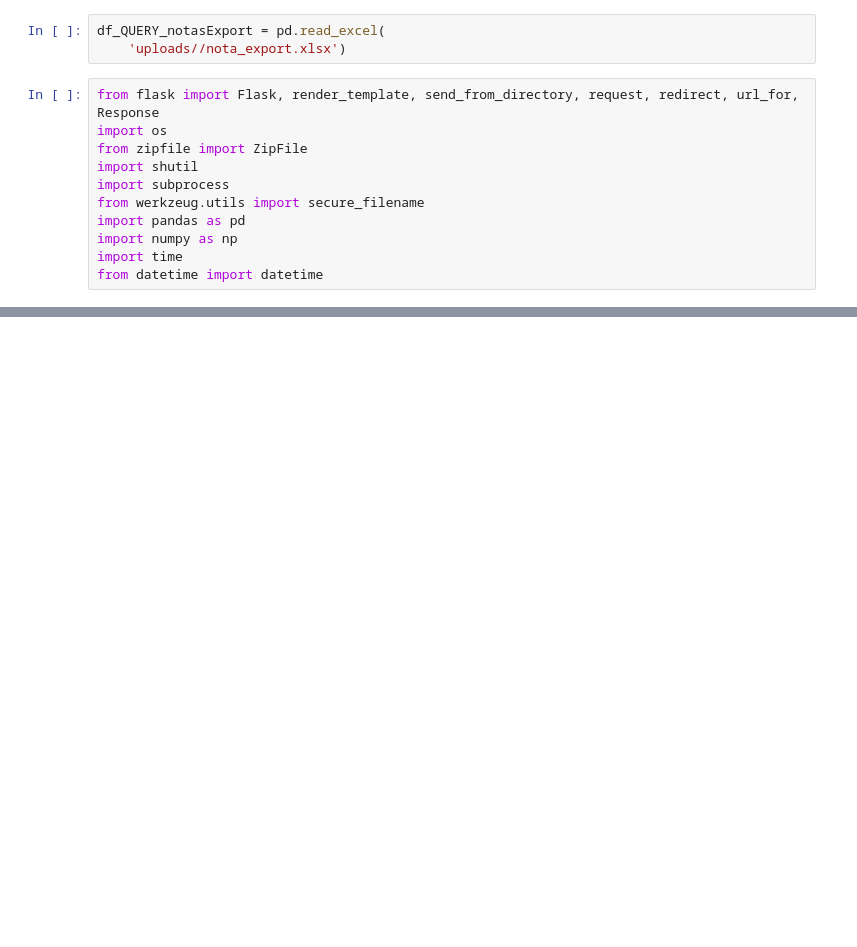
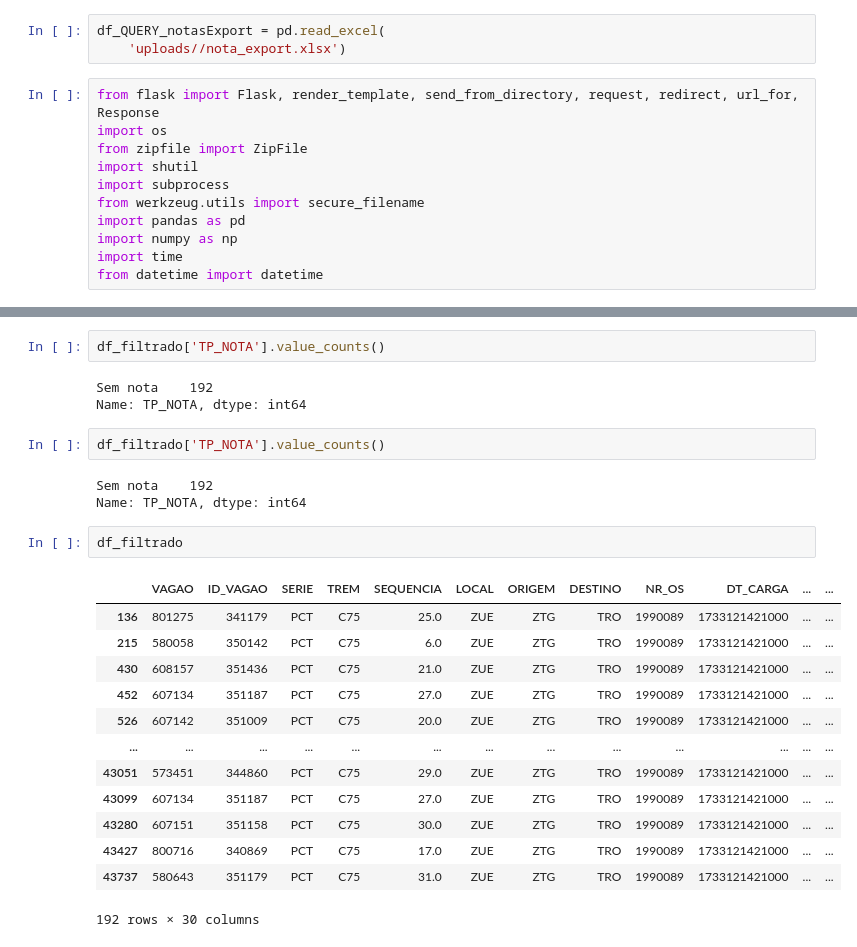
Before and after one commit to leoborin/PanelPCM, a Jupyter notebook: testes.ipynb, the cells around one changed output, grey strips where cells are left out. Cells and saved outputs as stored; diff of their text form; blank space fills up the shorter version.

```diff
--- a/testes.ipynb
+++ b/testes.ipynb
@@ -215,0 +290,26 @@ df_QUERY_TELA_164_FOTO
+# %%
+df_filtrado['TP_NOTA'].value_counts()
+# %% [output]
+Sem nota    192
+Name: TP_NOTA, dtype: int64
+# %%
+df_filtrado['TP_NOTA'].value_counts()
+# %% [output]
+Sem nota    192
+Name: TP_NOTA, dtype: int64
+# %%
+df_filtrado
+# %% [output]
+|  | VAGAO | ID_VAGAO | SERIE | TREM | SEQUENCIA | LOCAL | ORIGEM | DESTINO | NR_OS | DT_CARGA | ... | ... |
+| 136 | 801275 | 341179 | PCT | C75 | 25.0 | ZUE | ZTG | TRO | 1990089 | 1733121421000 | ... | ... |
+| 215 | 580058 | 350142 | PCT | C75 | 6.0 | ZUE | ZTG | TRO | 1990089 | 1733121421000 | ... | ... |
+| 430 | 608157 | 351436 | PCT | C75 | 21.0 | ZUE | ZTG | TRO | 1990089 | 1733121421000 | ... | ... |
+| 452 | 607134 | 351187 | PCT | C75 | 27.0 | ZUE | ZTG | TRO | 1990089 | 1733121421000 | ... | ... |
+| 526 | 607142 | 351009 | PCT | C75 | 20.0 | ZUE | ZTG | TRO | 1990089 | 1733121421000 | ... | ... |
+| ... | ... | ... | ... | ... | ... | ... | ... | ... | ... | ... | ... | ... |
+| 43051 | 573451 | 344860 | PCT | C75 | 29.0 | ZUE | ZTG | TRO | 1990089 | 1733121421000 | ... | ... |
+| 43099 | 607134 | 351187 | PCT | C75 | 27.0 | ZUE | ZTG | TRO | 1990089 | 1733121421000 | ... | ... |
+| 43280 | 607151 | 351158 | PCT | C75 | 30.0 | ZUE | ZTG | TRO | 1990089 | 1733121421000 | ... | ... |
+| 43427 | 800716 | 340869 | PCT | C75 | 17.0 | ZUE | ZTG | TRO | 1990089 | 1733121421000 | ... | ... |
+| 43737 | 580643 | 351179 | PCT | C75 | 31.0 | ZUE | ZTG | TRO | 1990089 | 1733121421000 | ... | ... |
+192 rows × 30 columns
```
Also changed, not shown: parts of 9 cells of this notebook, 9 other files.
